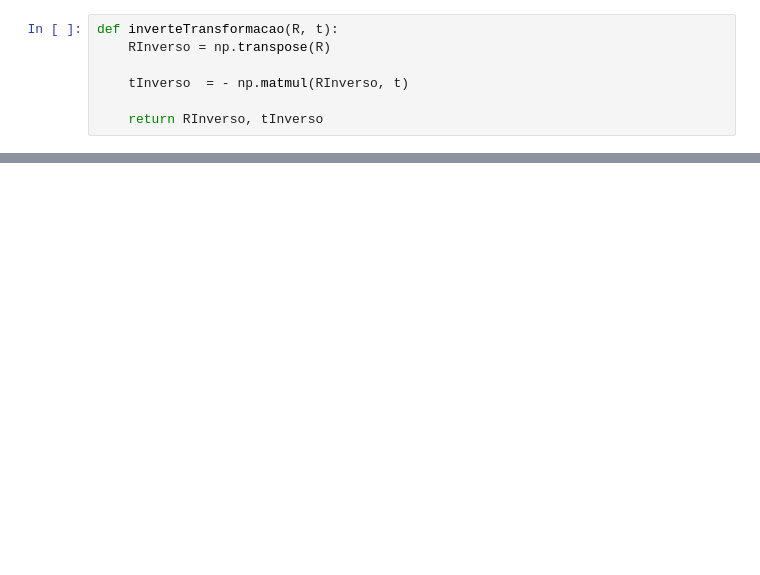
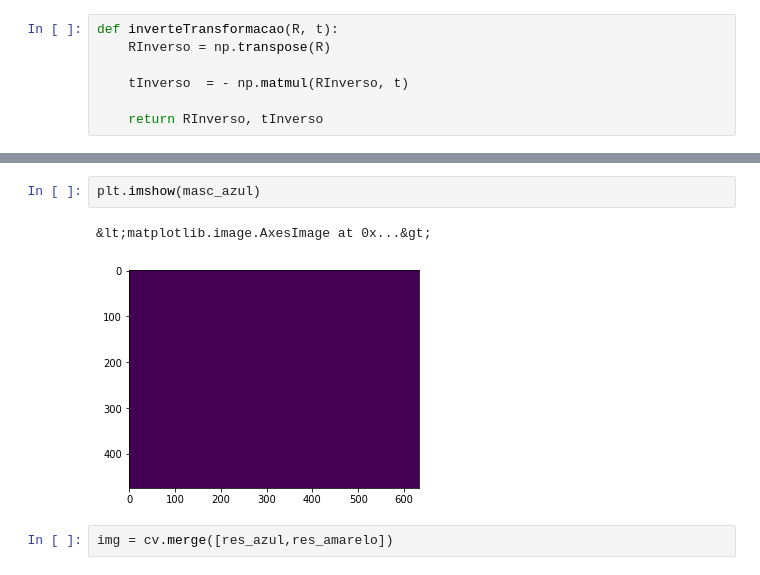
Before and after one commit to ger-unicamp/ger_drone, a Jupyter notebook: teste/base.ipynb, the cells around one changed output, grey strips where cells are left out. Drawn from its saved outputs; the diff is of its cells as text; blank space fills up the shorter version.

```diff
--- a/teste/base.ipynb
+++ b/teste/base.ipynb
@@ -95,0 +115,7 @@ RObj
+# %%
+plt.imshow(masc_azul)
+# %% [output]
+&lt;matplotlib.image.AxesImage at 0x...&gt;
+[figure, added]
+# %%
+img = cv.merge([res_azul,res_amarelo])
```
Also changed, not shown: parts of 8 cells of this notebook, 1 other file.
